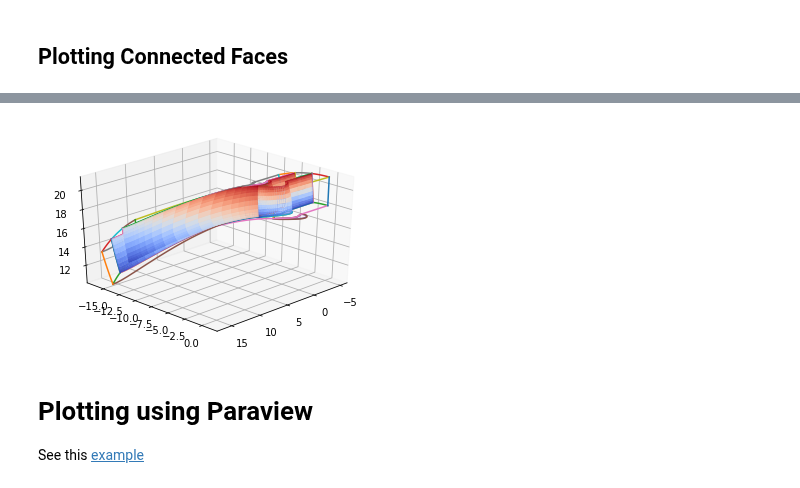
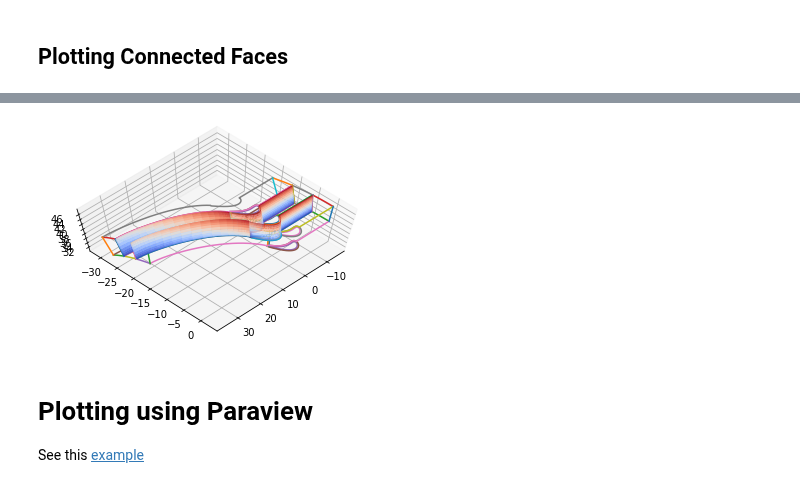
Before and after one commit to nasa/Plot3D_utilities, a Jupyter notebook: colab/Plot3D_AxialDuplication.ipynb, the cells around one changed output, grey strips where cells are left out. Cells and saved outputs as stored; diff of their text form; code cells hidden in the pictures.

```diff
--- a/colab/Plot3D_AxialDuplication.ipynb
+++ b/colab/Plot3D_AxialDuplication.ipynb
@@ -55,7 +58,7 @@ Code below reads the mesh file and specifies the number of blades in a full ring
 
 For this example, I will be specifying 3 copies of the blocks.
 # %%
-blocks = read_plot3D("PahtCascade-ASCII.xyz",binary=False)  # Reading plot3D
+blocks = read_plot3D("VSPT_ASCII.xyz",binary=False)  # Reading plot3D
 number_of_blades = 55
 rotation_angle = 360.0/number_of_blades
 # Lets find the connectivity and periodicity of the rotated blocks
@@ -174,7 +179,7 @@ Periodicity relates to how exterior faces exchange information. Take the pie exa
 In this step we find the periodicity using a function called `rotated_periodicity`. This function scans the outer faces and rotates them by an angle. Then it checks what part of the left face matches the right face. If there are any partial matches, it splits the faces automatically.
 # %%
 # Find Neighbor Connectivity / Interblock-to-block matching
-blocks = read_plot3D('PahtCascade-ASCII.xyz', binary = False)
+blocks = read_plot3D('VSPT_ASCII.xyz', binary = False)
 periodic_faces, outer_faces_to_keep, _, _ = rotated_periodicity(blocks,face_matches, outer_faces, rotation_angle=rotation_angle, rotation_axis = "x")
 # %% [markdown]
 ##  Find Interior Connected Faces (Inner periodicity)
@@ -327,15 +332,15 @@ ax.view_init(30,45)
 # %%
 # Plotting Inner Connected faces
 fig = plt.figure()
 ax = fig.add_subplot(111, projection="3d")
 for b in rotated_blocks:
   plot_block_outline(b,ax)
 
 plot_face(inner_periodicities,rotated_blocks)
 
-ax.view_init(30,45)
+ax.view_init(70,45)
 # %% [output]
-[figure, old version]
+[figure, new version]
 # %% [markdown]
 # Plotting using Paraview
 
```
Also changed, not shown: parts of 5 cells of this notebook, 2 other files.
